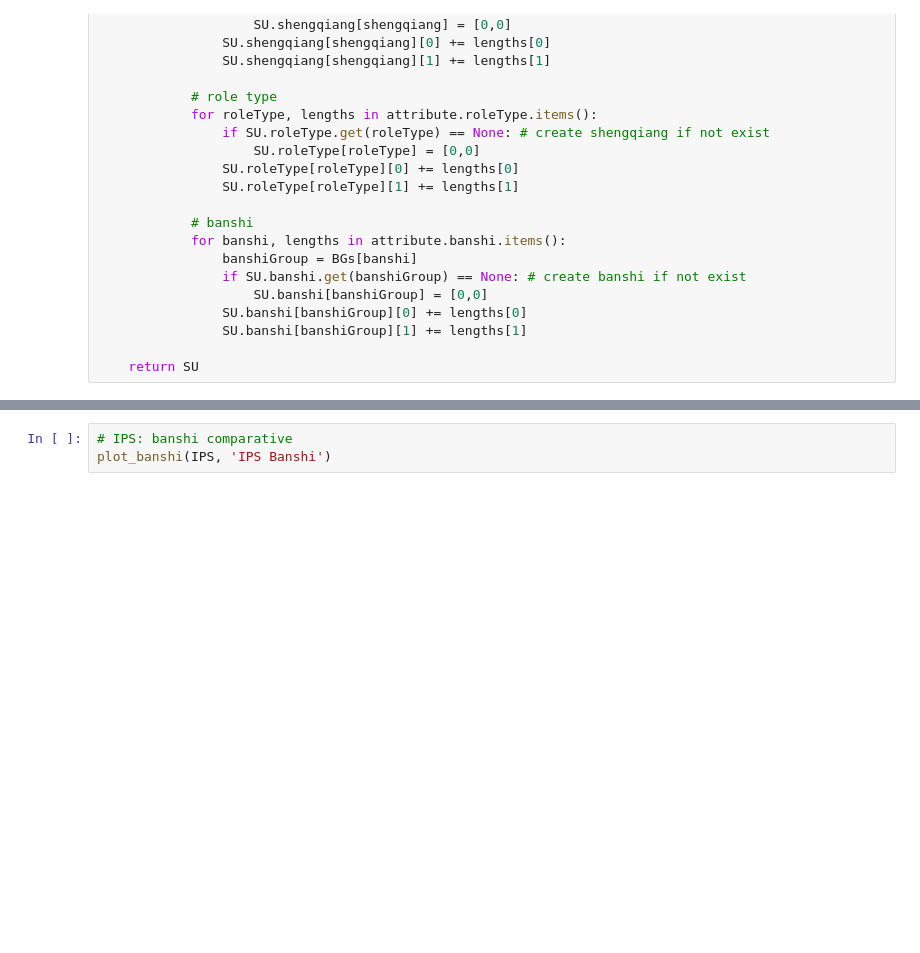
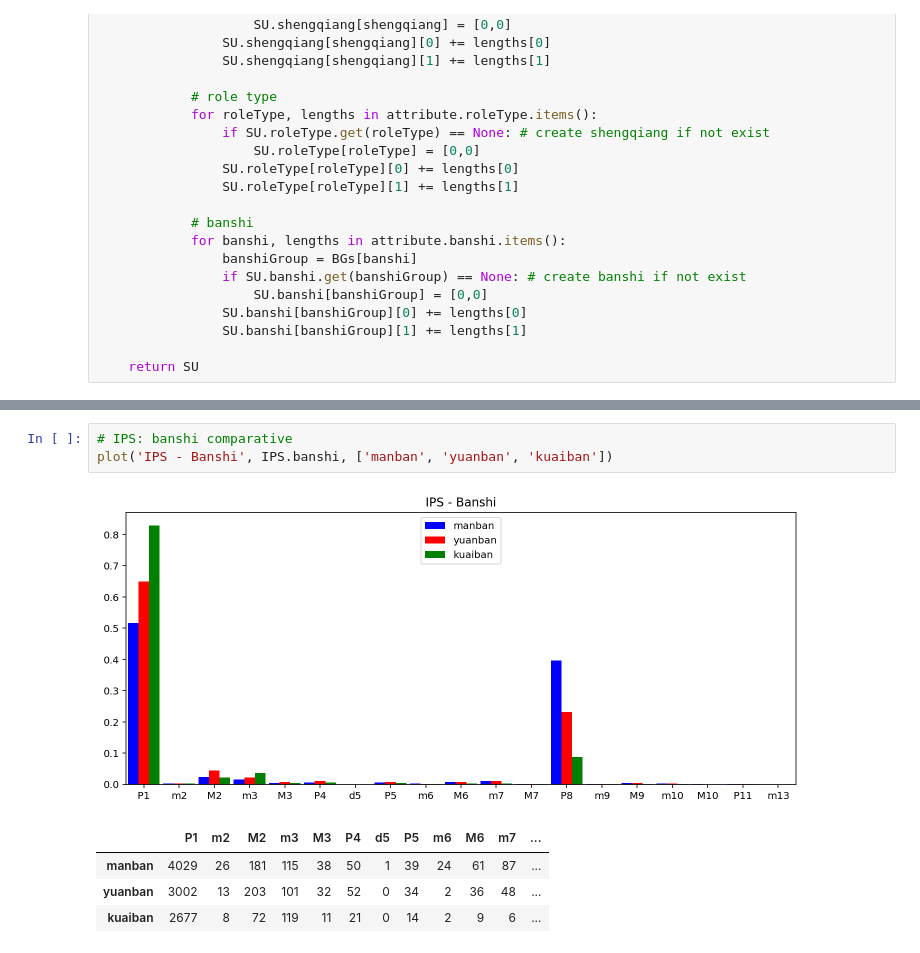
Before and after one commit to robertops18/jingju-intervals, a Jupyter notebook: Analysis of heterophonic pitch synchrony in jingju music.ipynb, the cells around one changed output, grey strips where cells are left out. Drawn from its saved outputs; the diff is of its cells as text; blank space fills up the shorter version.

```diff
--- a/Analysis of heterophonic pitch synchrony in jingju music.ipynb
+++ b/Analysis of heterophonic pitch synchrony in jingju music.ipynb
@@ -659,3 +588,9 @@ plot_banshi(ISS, 'ISS - Banshi')
 # %%
 # IPS: banshi comparative
-plot_banshi(IPS, 'IPS Banshi')
+plot('IPS - Banshi', IPS.banshi, ['manban', 'yuanban', 'kuaiban'])
+# %% [output]
+[figure, added]
+|  | P1 | m2 | M2 | m3 | M3 | P4 | d5 | P5 | m6 | M6 | m7 | ... |
+| manban | 4029 | 26 | 181 | 115 | 38 | 50 | 1 | 39 | 24 | 61 | 87 | ... |
+| yuanban | 3002 | 13 | 203 | 101 | 32 | 52 | 0 | 34 | 2 | 36 | 48 | ... |
+| kuaiban | 2677 | 8 | 72 | 119 | 11 | 21 | 0 | 14 | 2 | 9 | 6 | ... |
```
Also changed, not shown: parts of 25 cells of this notebook, 1 other file.
